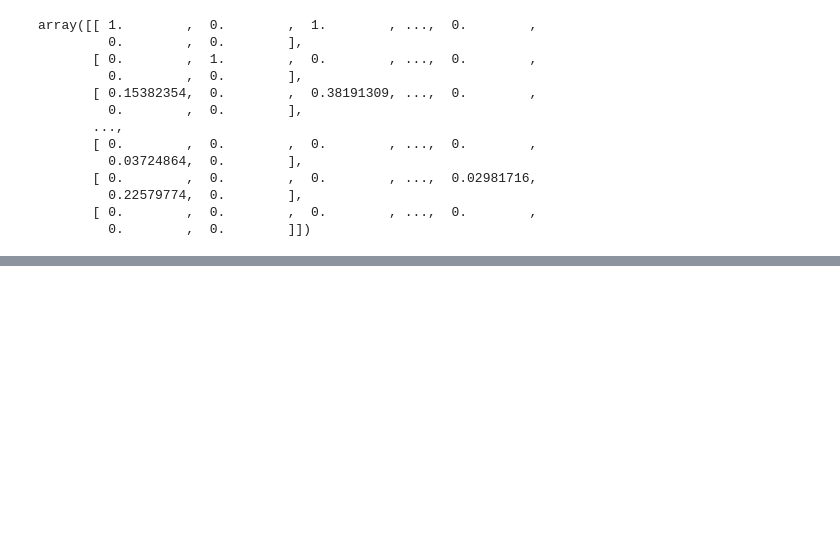
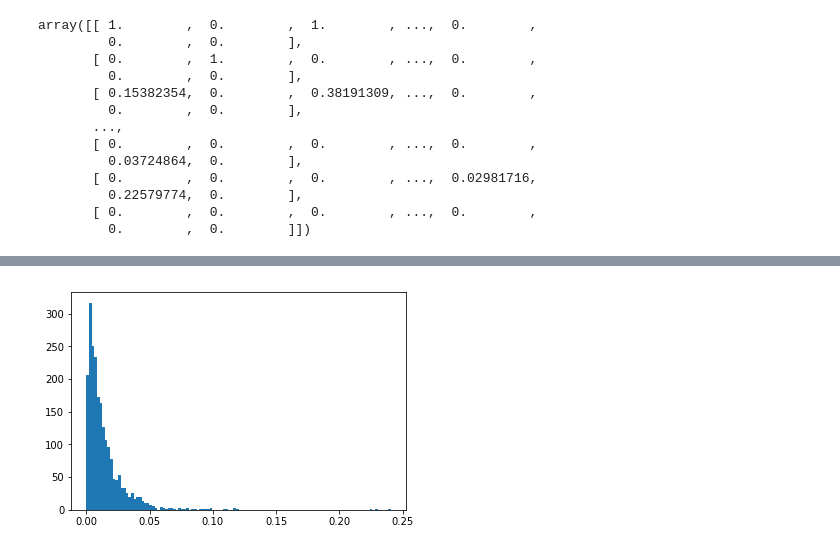
Before and after one commit to drosbcn/Networks, a Jupyter notebook: networks_project.ipynb, the cells around one changed output, grey strips where cells are left out. Cells and saved outputs as stored; diff of their text form; code cells hidden in the pictures; blank space fills up the shorter version.

```diff
--- a/networks_project.ipynb
+++ b/networks_project.ipynb
@@ -105,0 +140,8 @@ input_output_norm
+# %%
+#eigenvector centrality
+eigen_vec_centrality = nx.eigenvector_centrality(G, max_iter=100, weight='weight')
+# %%
+plt.hist(eigen_vec_centrality.values(), bins="auto")
+plt.show()
+# %% [output]
+[figure, added]
```
Also changed, not shown: parts of 19 cells of this notebook, 1 other file.
